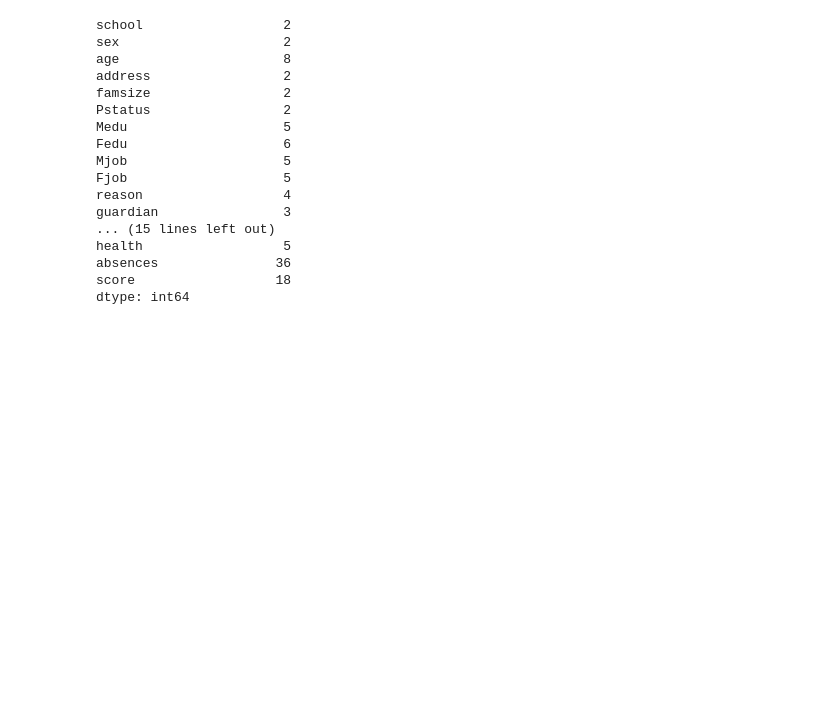
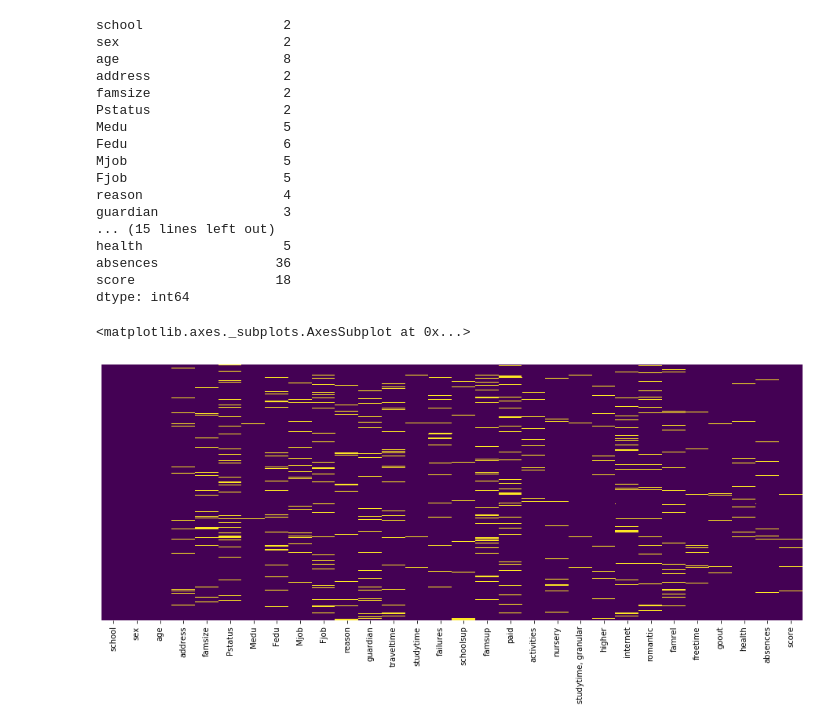
Before and after one commit to greg-kan/mlda, a Jupyter notebook: SkillFactory/unit_2/exploratory_data_analysis_kanavenko.ipynb, the cells around one changed output. Saved outputs shown, nothing was run; the diff lists cells and outputs as text; code cells hidden in the pictures; blank space fills up the shorter version.

```diff
--- a/SkillFactory/unit_2/exploratory_data_analysis_kanavenko.ipynb
+++ b/SkillFactory/unit_2/exploratory_data_analysis_kanavenko.ipynb
@@ -67,3 +82,10 @@ health                  5
 absences               36
 score                  18
 dtype: int64
+# %%
+#Анализ пропусков в столбцах
+plt.figure(figsize=(16, 6))
+sns.heatmap(students.isnull(), cbar=False, yticklabels=False, cmap = 'viridis')
+# %% [output]
+<matplotlib.axes._subplots.AxesSubplot at 0x...>
+[figure, added]
```
Also changed, not shown: parts of 166 cells of this notebook, 3 other files.
